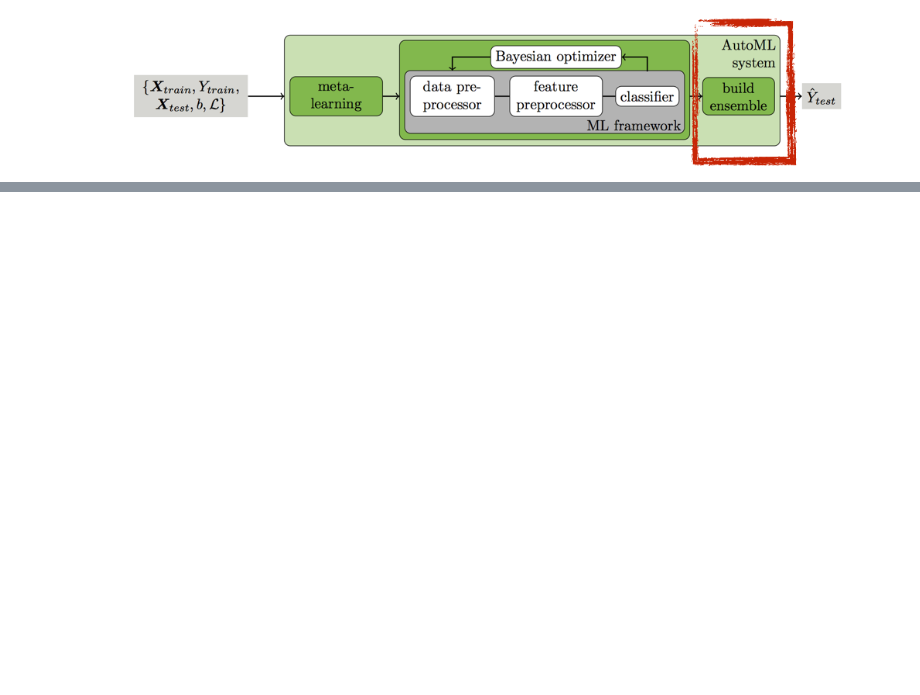
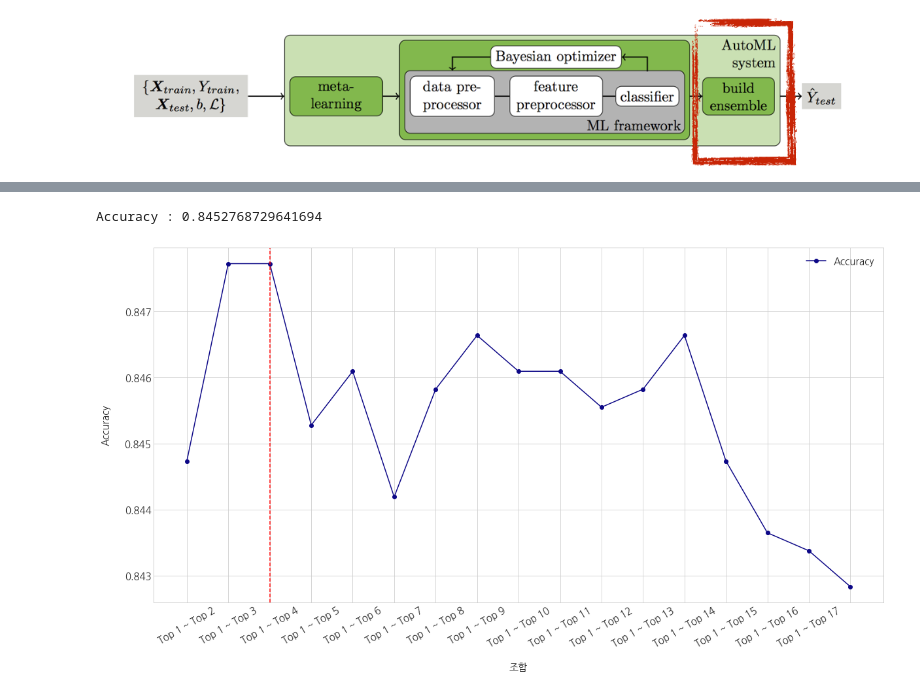
Before and after one commit to dlift/atml, a Jupyter notebook: automl.ipynb, the cells around one changed output, grey strips where cells are left out. Saved outputs shown, nothing was run; the diff lists cells and outputs as text; code cells hidden in the pictures; blank space fills up the shorter version.

```diff
--- a/automl.ipynb
+++ b/automl.ipynb
@@ -534,0 +537,3 @@ def _fast(self, predictions, labels):
+# %%
+predict_update = ret_perfs[(ret_perfs.idx == 2) | (ret_perfs.idx == 0)].predictions.mean() >= .5
+print("Top 1 & Top 2 를 합친 결과 (Accuracy) : {}".format(accuracy_score(y_test, predict_update)))
@@ -534,0 +546,29 @@ def _fast(self, predictions, labels):
+# %%
+results = []
+import numpy as np
+for i in range(1, ret_perfs.shape[0] + 1):
+#     print("{} : {}".format(i, ret_perfs.sort_values('Accuracy', ascending = False)[:i].head(5)))
+    predict_update = ret_perfs.sort_values('Accuracy', ascending = False)[:i].predictions.mean() >= .5
+    results.append({
+        "Combination" : ",".join([str(i) for i in np.arange(1, i+1).tolist()]),
+        "Accuracy"    : accuracy_score(y_test, predict_update)
+    })
+from matplotlib import pyplot as plt
+%matplotlib inline
+
+plt.rcParams['font.family'] = 'NanumGothic'
+plt.rcParams['legend.fontsize'] = 15
+plt.rcParams['xtick.labelsize'] = 15
+plt.rcParams['ytick.labelsize'] = 15
+
+_, ax = plt.subplots(figsize = (20, 10))
+pd.DataFrame(results).plot(kind = 'line', ax = ax, linestyle = '-', cmap = 'plasma',
+                           marker = 'o', y = 'Accuracy', rot = 30)
+ax.set_xticks([i for i in range(len(results))])
+ax.set_xticklabels(["Top {} ~ Top {}".format(1, j) for j in range(2, 18, 1)])
+ax.set_xlabel("\n조합", size = 15) ; ax.set_ylabel("Accuracy\n", size = 15)
+ax.axvline(x = 2, color = 'red', linestyle = '--')
+print("Accuracy : {}".format(pd.DataFrame(results).iloc[3].Accuracy))
+# %% [output]
+Accuracy : 0.8452768729641694
+[figure, added]
```
Also changed, not shown: parts of 25 cells of this notebook.
